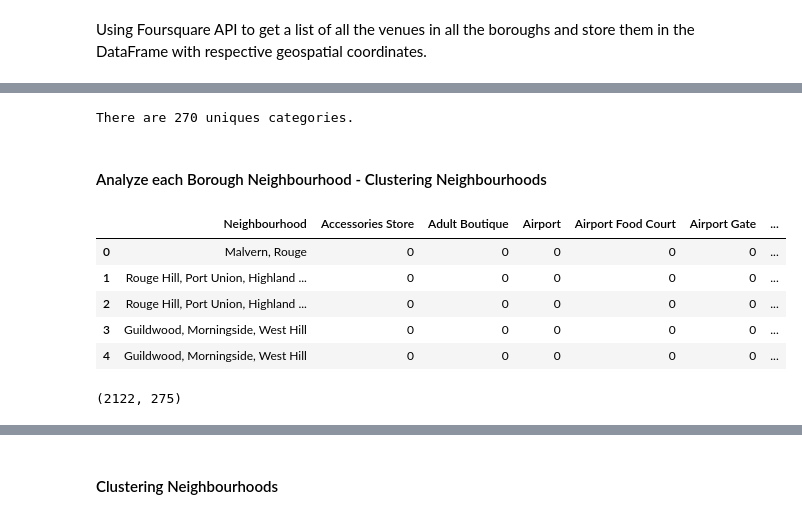
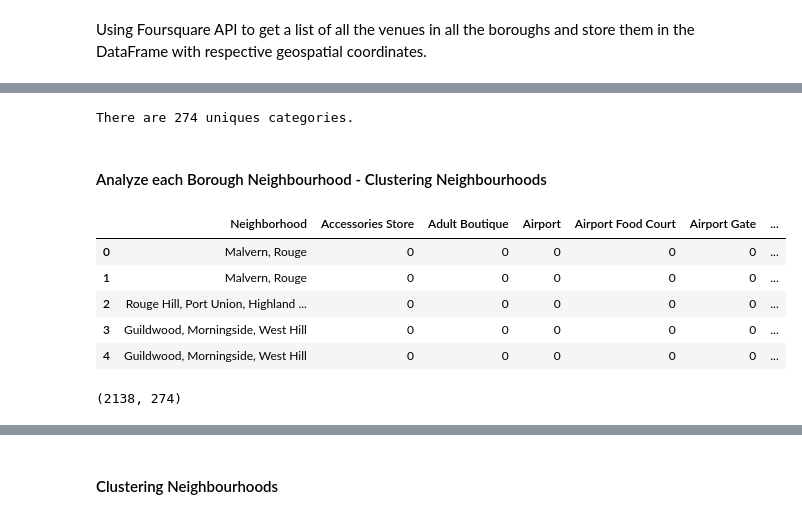
Before and after one commit to avimuks/Capstone-Project_SegmentingAndClustering-NeighbourhoodsToronto, a Jupyter notebook: Capstone_W3-Segmenting&ClusteringNeighbourhood_3.ipynb, the cells around one changed output, grey strips where cells are left out. Saved outputs shown, nothing was run; the diff lists cells and outputs as text; code cells hidden in the pictures.

```diff
--- a/Capstone_W3-Segmenting&ClusteringNeighbourhood_3.ipynb
+++ b/Capstone_W3-Segmenting&ClusteringNeighbourhood_3.ipynb
@@ -215,8 +219,8 @@ df_TorontoDataOnly
 Using the following foursquare api query url, search venues on all boroughs in selected Toronto neighborhoods https://api.foursquare.com/v2/venues/search?client_id=CLIENT_ID&client_secret=CLIENT_SECRET&ll=LATITUDE,LONGITUDE&v=VERSION&query=QUERY&radius=RADIUS&limit=LIMIT
 # %%
 # Utilizing FourSquare API to explore the neighbourhood and segment them
-CLIENT_ID = 'RFQMDMYZKGBYV33YTXLFQXXBTBTNEX1KJPNFYDI5MYDC5MB1' # your Foursquare ID
-CLIENT_SECRET = 'YQOP1H11GZLD4QVYLIFBNC2JMOENVMQFPTO1YH2JGM3G2NO2' # your Foursquare Secret
+CLIENT_ID = 'RFQ..........................................YDC5MB1' # your Foursquare ID
+CLIENT_SECRET = 'YQOP............................................2NO2' # your Foursquare Secret
 VERSION = '20180605' # Foursquare API version
 LIMIT = 100 # A default Foursquare API limit value
 print('Your credentails:')
@@ -377,19 +415,19 @@ df_TorontoVenues.head()
 # %%
 print('There are {} uniques categories.'.format(len(df_TorontoVenues['Venue Category'].unique())))
 # %% [output]
-There are 270 uniques categories.
+There are 274 uniques categories.
 # %% [markdown]
 #### Analyze each Borough Neighbourhood - Clustering Neighbourhoods
 # %%
 # one hot encoding to anaylyze the occurence of the top ten venues in each neighbourhood
 toronto_onehot1 =pd.get_dummies(df_TorontoVenues[['Venue Category']],prefix ='',prefix_sep='')
 toronto_onehot1.pop('Neighborhood')
-toronto_onehot1.insert(0,'Neighbourhood',df_TorontoVenues['Neighbourhood'])
+toronto_onehot1.insert(0,'Neighborhood',df_TorontoVenues['Neighborhood'])
 toronto_onehot1.head()
 # %% [output]
-|  | Neighbourhood | Accessories Store | Adult Boutique | Airport | Airport Food Court | Airport Gate | ... |
+|  | Neighborhood | Accessories Store | Adult Boutique | Airport | Airport Food Court | Airport Gate | ... |
 | 0 | Malvern, Rouge | 0 | 0 | 0 | 0 | 0 | ... |
-| 1 | Rouge Hill, Port Union, Highland ... | 0 | 0 | 0 | 0 | 0 | ... |
+| 1 | Malvern, Rouge | 0 | 0 | 0 | 0 | 0 | ... |
 | 2 | Rouge Hill, Port Union, Highland ... | 0 | 0 | 0 | 0 | 0 | ... |
 | 3 | Guildwood, Morningside, West Hill | 0 | 0 | 0 | 0 | 0 | ... |
 | 4 | Guildwood, Morningside, West Hill | 0 | 0 | 0 | 0 | 0 | ... |
@@ -397,5 +435,5 @@ toronto_onehot1.head()
 # confirm the new size
 toronto_onehot1.shape
 # %% [output]
-(2122, 275)
+(2138, 274)
 # %%
```
Also changed, not shown: parts of 22 cells of this notebook.
